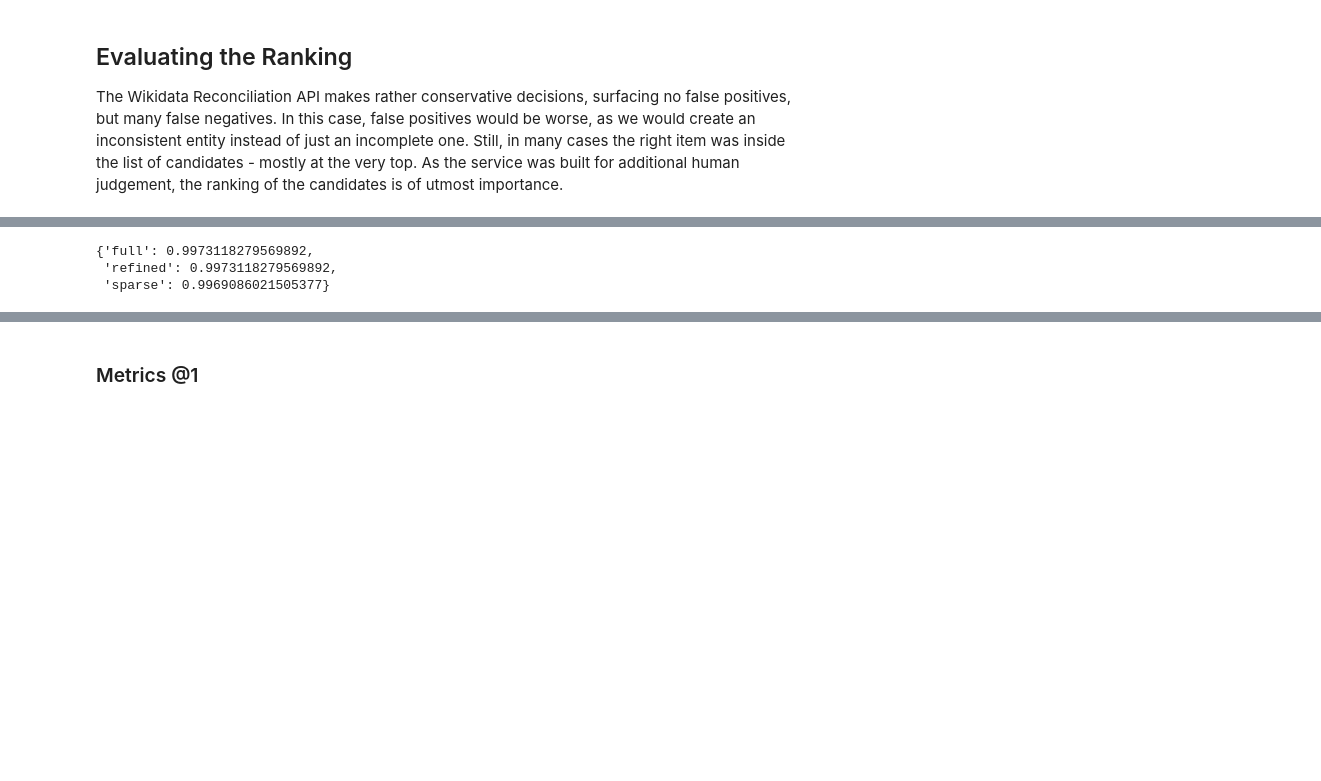
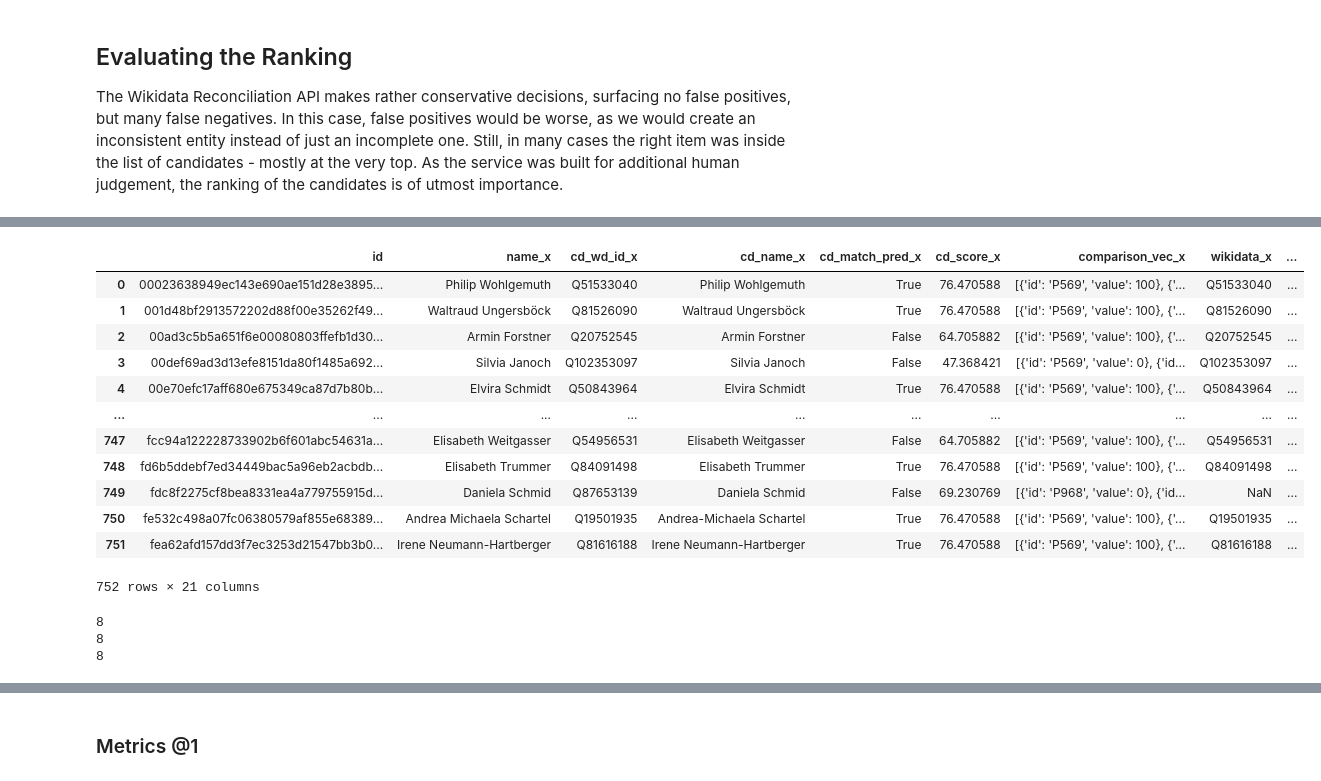
Before and after one commit to PeterWalchhofer/evaluation_bachelor_thesis, a Jupyter notebook: Analysis.ipynb, the cells around one changed output, grey strips where cells are left out. Saved outputs shown, nothing was run; the diff lists cells and outputs as text; code cells hidden in the pictures; blank space fills up the shorter version.

```diff
--- a/Analysis.ipynb
+++ b/Analysis.ipynb
@@ -319,3 +353,7 @@ plt.show()
+# %%
+cd_full = cd_table_full[~(cd_table_full["wikidata"].isna() & cd_table_full["cd_wd_id"].isna())]
+cd_refined = cd_table_refined[~(cd_table_refined["wikidata"].isna() & cd_table_refined["cd_wd_id"].isna())]
+cd_sparse = cd_table_sparse[~(cd_table_sparse["wikidata"].isna() & cd_table_sparse["cd_wd_id"].isna())]
 # %% [markdown]
 ## Macro Averaged Precision and Recall
 # %%
@@ -403,15 +517,35 @@ Considering this, the reconciliation API returns good results, which indicates t
+# %%
+ cd_first =  cd_full.groupby("id").first()
+hits = cd_full[cd_full["match"]]
+cd_first.merge(hits, on= "id", how="left")
+# %% [output]
+|  | id | name_x | cd_wd_id_x | cd_name_x | cd_match_pred_x | cd_score_x | comparison_vec_x | wikidata_x | ... |
+| 0 | 00023638949ec143e690ae151d28e3895... | Philip Wohlgemuth | Q51533040 | Philip Wohlgemuth | True | 76.470588 | [{'id': 'P569', 'value': 100}, {'... | Q51533040 | ... |
+| 1 | 001d48bf2913572202d88f00e35262f49... | Waltraud Ungersböck | Q81526090 | Waltraud Ungersböck | True | 76.470588 | [{'id': 'P569', 'value': 100}, {'... | Q81526090 | ... |
+| 2 | 00ad3c5b5a651f6e00080803ffefb1d30... | Armin Forstner | Q20752545 | Armin Forstner | False | 64.705882 | [{'id': 'P569', 'value': 100}, {'... | Q20752545 | ... |
+| 3 | 00def69ad3d13efe8151da80f1485a692... | Silvia Janoch | Q102353097 | Silvia Janoch | False | 47.368421 | [{'id': 'P569', 'value': 0}, {'id... | Q102353097 | ... |
+| 4 | 00e70efc17aff680e675349ca87d7b80b... | Elvira Schmidt | Q50843964 | Elvira Schmidt | True | 76.470588 | [{'id': 'P569', 'value': 100}, {'... | Q50843964 | ... |
+| ... | ... | ... | ... | ... | ... | ... | ... | ... | ... |
+| 747 | fcc94a122228733902b6f601abc54631a... | Elisabeth Weitgasser | Q54956531 | Elisabeth Weitgasser | False | 64.705882 | [{'id': 'P569', 'value': 100}, {'... | Q54956531 | ... |
+| 748 | fd6b5ddebf7ed34449bac5a96eb2acbdb... | Elisabeth Trummer | Q84091498 | Elisabeth Trummer | True | 76.470588 | [{'id': 'P569', 'value': 100}, {'... | Q84091498 | ... |
+| 749 | fdc8f2275cf8bea8331ea4a779755915d... | Daniela Schmid | Q87653139 | Daniela Schmid | False | 69.230769 | [{'id': 'P968', 'value': 0}, {'id... | NaN | ... |
+| 750 | fe532c498a07fc06380579af855e68389... | Andrea Michaela Schartel | Q19501935 | Andrea-Michaela Schartel | True | 76.470588 | [{'id': 'P569', 'value': 100}, {'... | Q19501935 | ... |
+| 751 | fea62afd157dd3f7ec3253d21547bb3b0... | Irene Neumann-Hartberger | Q81616188 | Irene Neumann-Hartberger | True | 76.470588 | [{'id': 'P569', 'value': 100}, {'... | Q81616188 | ... |
+752 rows × 21 columns
 # %%
 def mrr(cd):
-    cd_first = cd_first= cd.groupby("id").first()
+    cd_first =  cd.groupby("id").first()
     hits = cd[cd["match"]]
-    eliminated_all_false_results = len(cd_first) - len(hits)
+    # Hits eliminates cases, where candidates where retrieved, but no item exists in wikidata. We need it when dividing though, diff = len(cd_first) - len(hits)
+    print(len(cd_first) - len(hits))
     mrr = (1 / hits["rank"]).sum() / len(cd_first)
     return mrr
 
-{"full": mrr(cd_full),
+mrr_metrics = {
+    "full": mrr(cd_full),
 "refined": mrr(cd_refined),
 "sparse": mrr(cd_sparse)}
 # %% [output]
-{'full': 0.9973118279569892,
- 'refined': 0.9973118279569892,
- 'sparse': 0.9969086021505377}
+8
+8
+8
```
Also changed, not shown: parts of 26 cells of this notebook, 2 other files.
